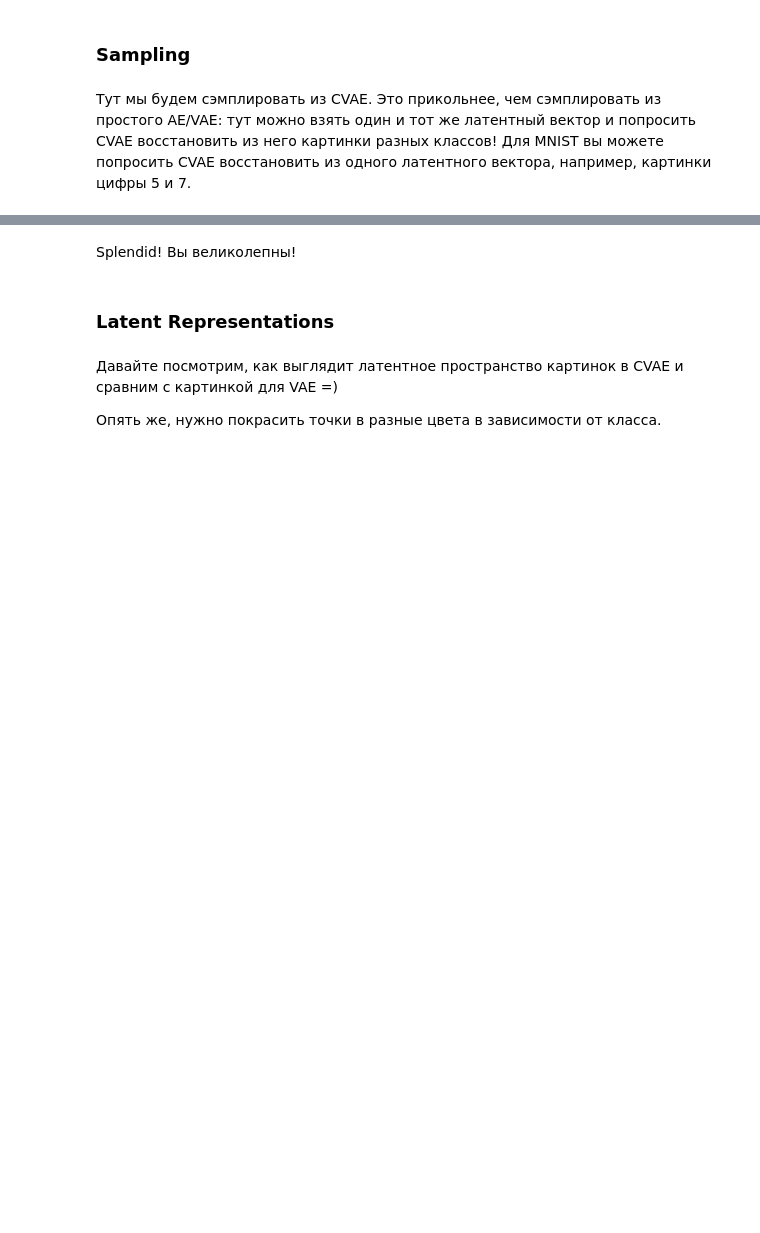
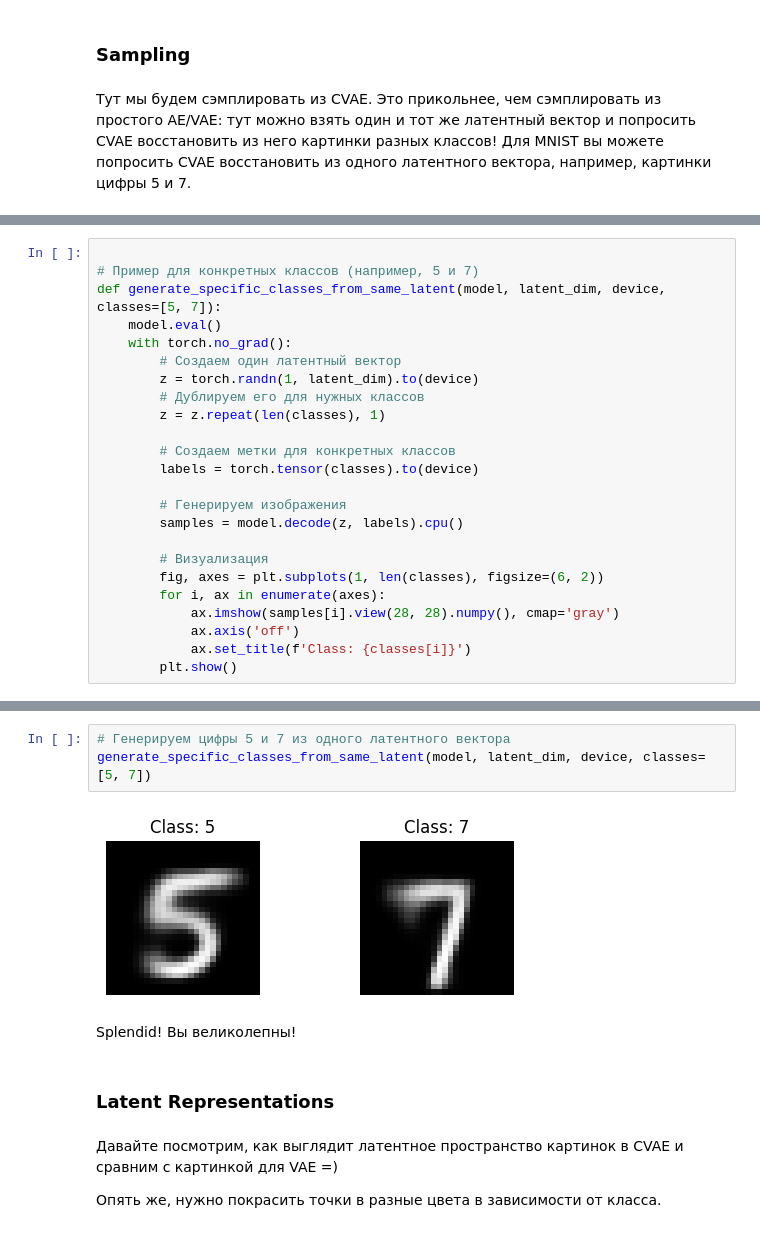
Before and after one commit to alex-chin/dsl_part_1_ml_cv, a Jupyter notebook: week_10_AE_VAE/Homework/hw_7_part_3_cvae.ipynb, the cells around one changed output, grey strips where cells are left out. Cells and saved outputs as stored; diff of their text form; blank space fills up the shorter version.

```diff
--- a/week_10_AE_VAE/Homework/hw_7_part_3_cvae.ipynb
+++ b/week_10_AE_VAE/Homework/hw_7_part_3_cvae.ipynb
@@ -208,0 +287,24 @@ RuntimeError: mat1 and mat2 shapes cannot be multiplied (32x256 and 1024x2)
+# %%
+
+# Пример для конкретных классов (например, 5 и 7)
+def generate_specific_classes_from_same_latent(model, latent_dim, device, classes=[5, 7]):
+    model.eval()
+    with torch.no_grad():
+        # Создаем один латентный вектор
+        z = torch.randn(1, latent_dim).to(device)
+        # Дублируем его для нужных классов
+        z = z.repeat(len(classes), 1)
+
+        # Создаем метки для конкретных классов
+        labels = torch.tensor(classes).to(device)
+
+        # Генерируем изображения
+        samples = model.decode(z, labels).cpu()
+
+        # Визуализация
+        fig, axes = plt.subplots(1, len(classes), figsize=(6, 2))
+        for i, ax in enumerate(axes):
+            ax.imshow(samples[i].view(28, 28).numpy(), cmap='gray')
+            ax.axis('off')
+            ax.set_title(f'Class: {classes[i]}')
+        plt.show()
@@ -209,3 +316,8 @@ RuntimeError: mat1 and mat2 shapes cannot be multiplied (32x256 and 1024x2)
+# %%
+# Генерируем цифры 5 и 7 из одного латентного вектора
+generate_specific_classes_from_same_latent(model, latent_dim, device, classes=[5, 7])
+# %% [output]
+[figure, added]
 # %% [markdown]
 Splendid! Вы великолепны!
 # %% [markdown]
```
Also changed, not shown: parts of 17 cells of this notebook.
